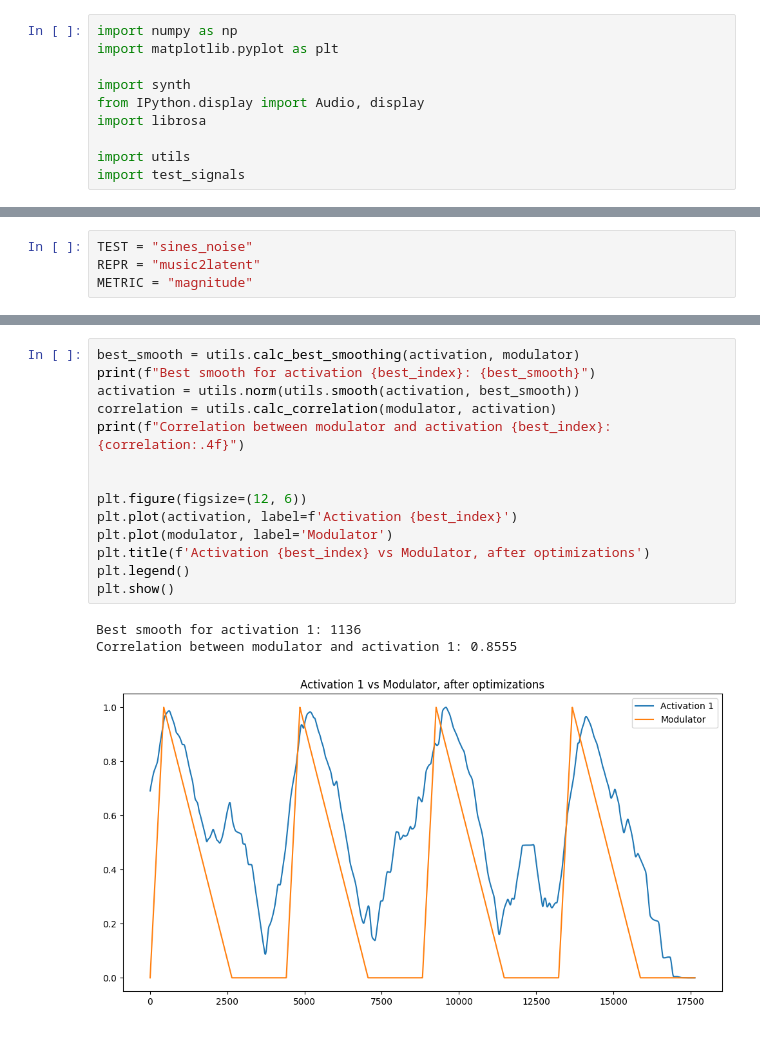
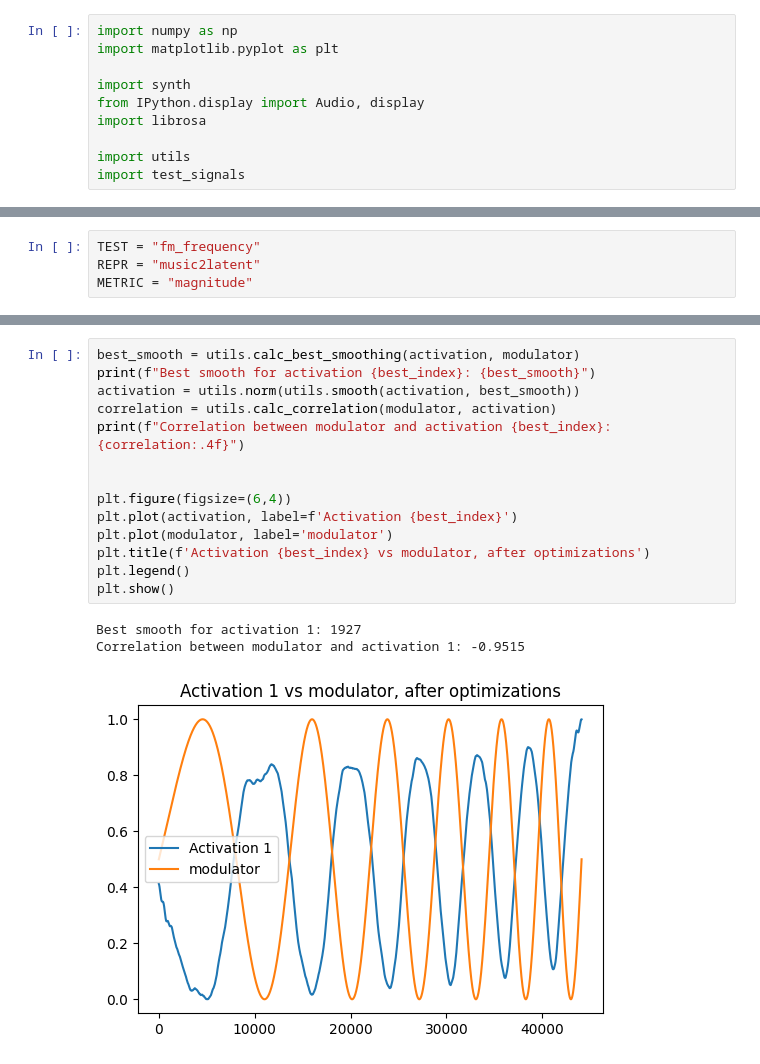
Before and after one commit to inspektral/sonic-trajectories, a Jupyter notebook: nmf-test.ipynb, the cells around one changed output, grey strips where cells are left out. Cells and saved outputs as stored; diff of their text form.

```diff
--- a/nmf-test.ipynb
+++ b/nmf-test.ipynb
@@ -57,7 +57,7 @@ available metrics:
 available representations:
 ['mfcc', 'cqt', 'spectrum', 'music2latent', 'dac']
 # %%
-TEST = "sines_noise"
+TEST = "fm_frequency"
 REPR = "music2latent"
 METRIC = "magnitude"
 # %%
@@ -166,18 +174,18 @@ Best activation index: 1 with correlation 0.8473
 # %%
 best_smooth = utils.calc_best_smoothing(activation, modulator)
 print(f"Best smooth for activation {best_index}: {best_smooth}")
 activation = utils.norm(utils.smooth(activation, best_smooth))
 correlation = utils.calc_correlation(modulator, activation)
 print(f"Correlation between modulator and activation {best_index}: {correlation:.4f}")
 
 
-plt.figure(figsize=(12, 6))
+plt.figure(figsize=(6,4))
 plt.plot(activation, label=f'Activation {best_index}')
-plt.plot(modulator, label='Modulator')
-plt.title(f'Activation {best_index} vs Modulator, after optimizations')
+plt.plot(modulator, label='modulator')
+plt.title(f'Activation {best_index} vs modulator, after optimizations')
 plt.legend()
 plt.show()
 # %% [output]
-Best smooth for activation 1: 1136
-Correlation between modulator and activation 1: 0.8555
+Best smooth for activation 1: 1927
+Correlation between modulator and activation 1: -0.9515
-[figure, old version]
+[figure, new version]
```
Also changed, not shown: parts of 5 cells of this notebook, 5 other files.
